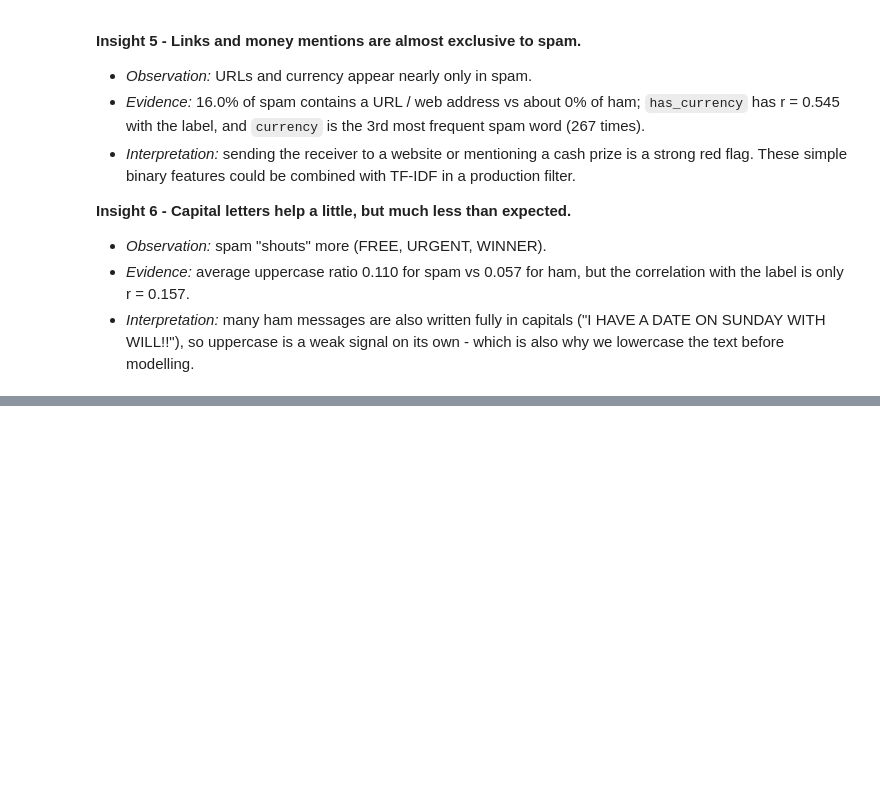
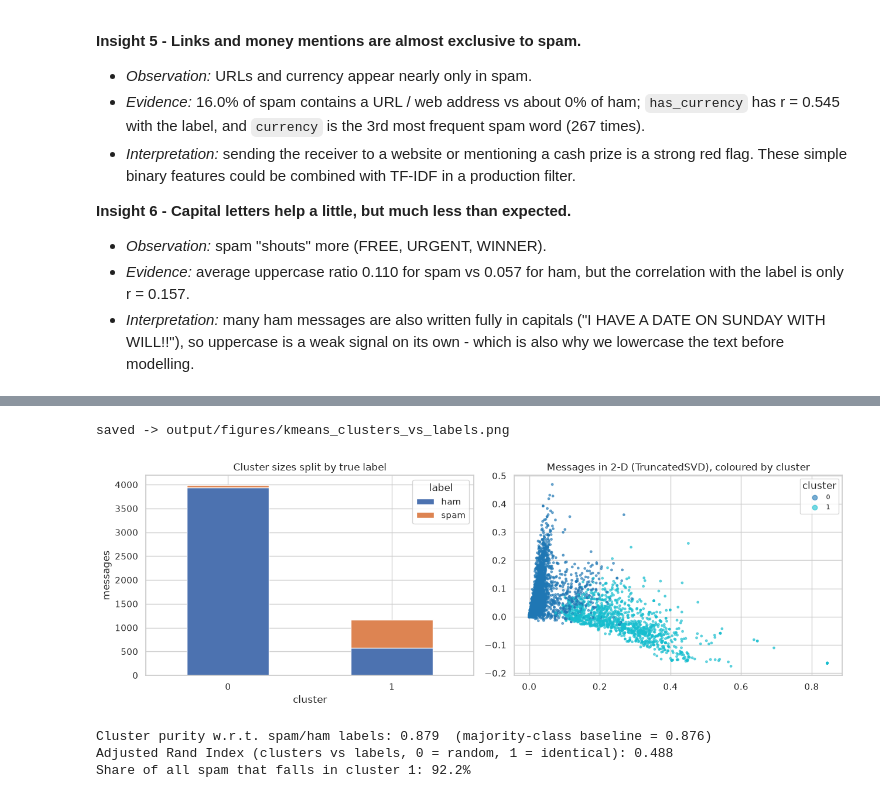
Before and after one commit to ahmeddshaban/bd-a1, a Jupyter notebook: notebook/analysis.ipynb, the cells around one changed output, grey strips where cells are left out. Saved outputs shown, nothing was run; the diff lists cells and outputs as text; code cells hidden in the pictures; blank space fills up the shorter version.

```diff
--- a/notebook/analysis.ipynb
+++ b/notebook/analysis.ipynb
@@ -891,0 +1134,11 @@ pd.Series(evidence, name="value").to_frame()
+# %%
+# Top terms per cluster: project the centroids back from SVD space to TF-IDF term space
+centroids_terms = svd.inverse_transform(kmeans.cluster_centers_)
+terms = km_tfidf.get_feature_names_out()
+top_terms = {c: [terms[i] for i in centroids_terms[c].argsort()[::-1][:12]] for c in range(BEST_K)}
+
+ct = pd.crosstab(df["cluster"], df["label"])
+ct["size"] = ct.sum(axis=1)
+ct["spam_share"] = (ct["spam"] / ct["size"]).round(3)
+ct["top_terms"] = [", ".join(top_terms[c]) for c in ct.index]
+ct
@@ -891,0 +1187,29 @@ pd.Series(evidence, name="value").to_frame()
+# %%
+# High-level comparison with the true labels
+fig, axes = plt.subplots(1, 2, figsize=(13, 4.5))
+pd.crosstab(df["cluster"], df["label"]).plot(kind="bar", stacked=True, ax=axes[0], color=["#4C72B0", "#DD8452"], rot=0)
+axes[0].set_title("Cluster sizes split by true label")
+axes[0].set_ylabel("messages")
+
+svd2 = TruncatedSVD(n_components=2, random_state=RANDOM_STATE).fit_transform(X_km_tfidf)
+sc = axes[1].scatter(svd2[:, 0], svd2[:, 1], c=df["cluster"], cmap="tab10", s=6, alpha=.6)
+axes[1].set_title("Messages in 2-D (TruncatedSVD), coloured by cluster")
+axes[1].legend(*sc.legend_elements(), title="cluster", loc="upper right", fontsize=8)
+plt.tight_layout()
+save_fig("kmeans_clusters_vs_labels.png")
+plt.show()
+
+# purity: how well clusters line up with labels if each cluster is mapped to its majority label
+purity = pd.crosstab(df["cluster"], df["label"]).max(axis=1).sum() / len(df)
+ari = adjusted_rand_score(df["label_num"], df["cluster"])
+spam_cluster = int(ct["spam_share"].idxmax())
+spam_captured = ct.loc[spam_cluster, "spam"] / ct["spam"].sum()
+print(f"Cluster purity w.r.t. spam/ham labels: {purity:.3f}  (majority-class baseline = {1 - df.label_num.mean():.3f})")
+print(f"Adjusted Rand Index (clusters vs labels, 0 = random, 1 = identical): {ari:.3f}")
+print(f"Share of all spam that falls in cluster {spam_cluster}: {spam_captured:.1%}")
+# %% [output]
+saved -> output/figures/kmeans_clusters_vs_labels.png
+[figure, added]
+Cluster purity w.r.t. spam/ham labels: 0.879  (majority-class baseline = 0.876)
+Adjusted Rand Index (clusters vs labels, 0 = random, 1 = identical): 0.488
+Share of all spam that falls in cluster 1: 92.2%
```
Also changed, not shown: parts of 24 cells of this notebook, 12 other files.
